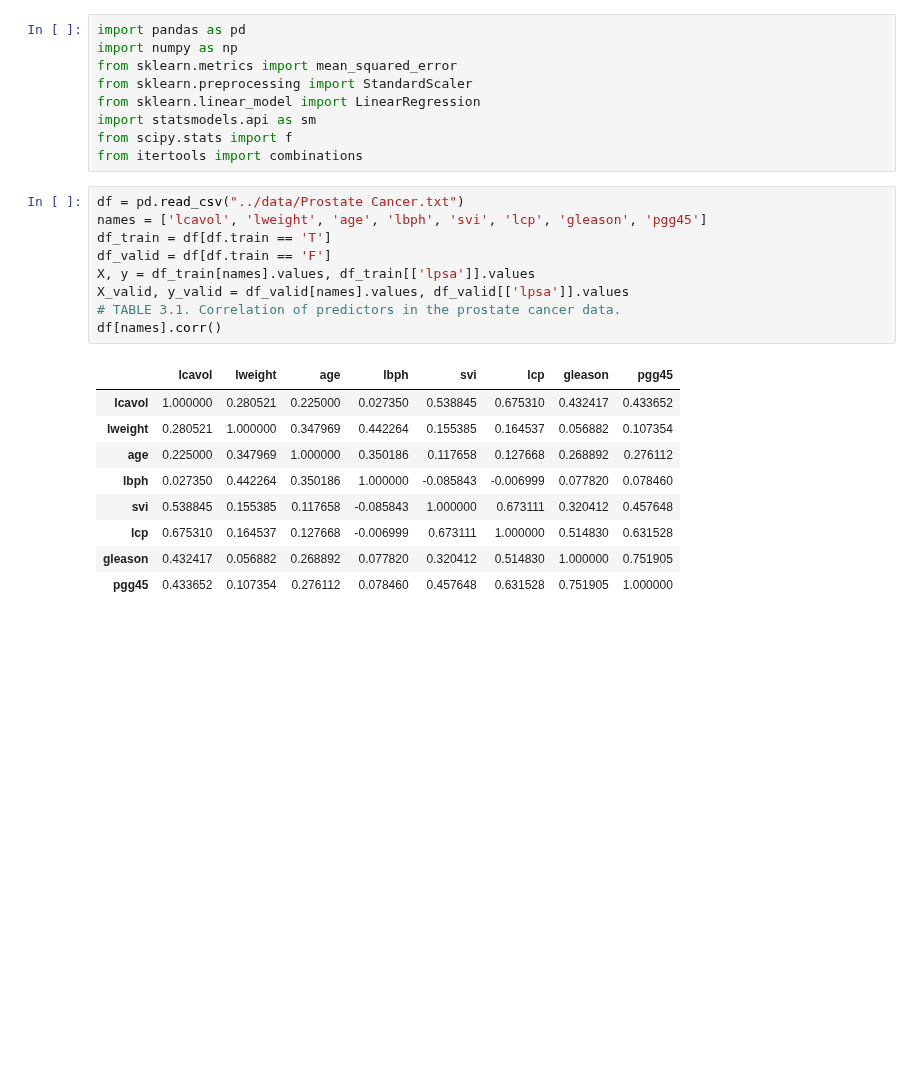
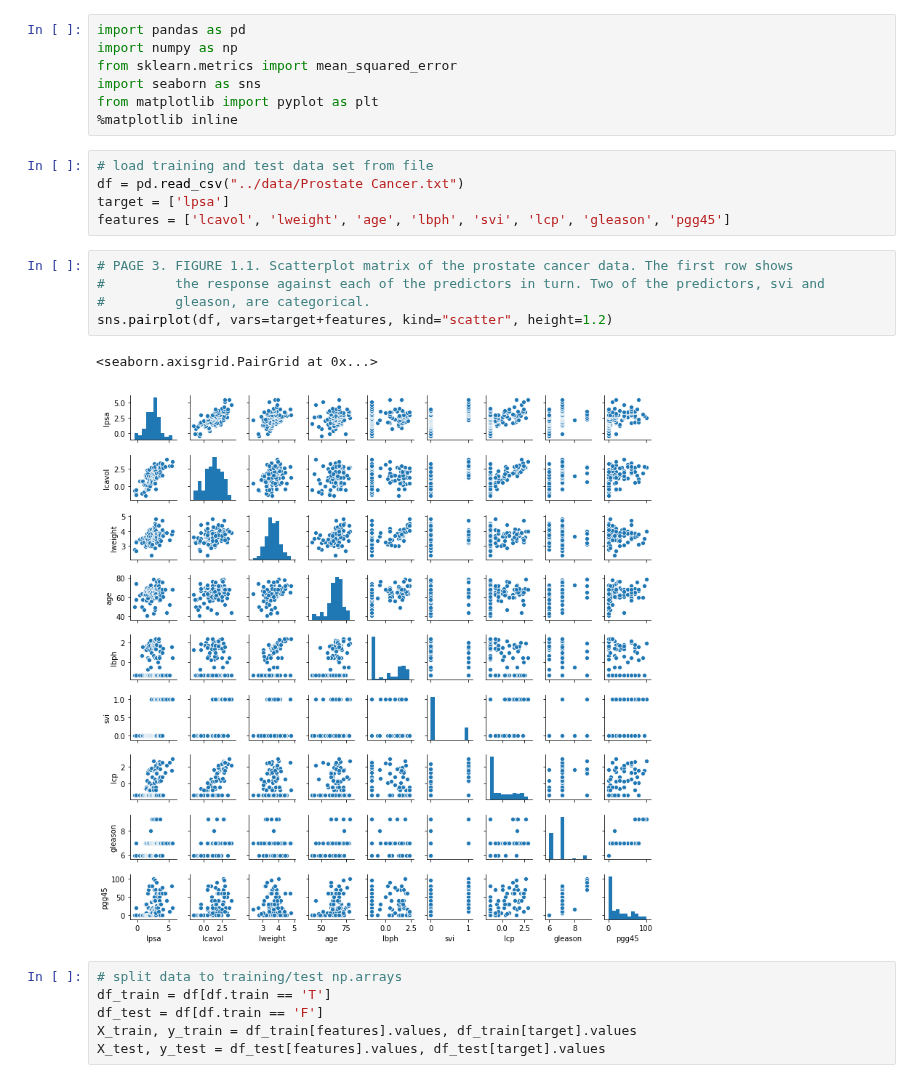
Before and after one commit to empathy87/The-Elements-of-Statistical-Learning-Python-Notebooks, a Jupyter notebook: examples/Prostate Cancer.ipynb, the cells around one changed output. Drawn from its saved outputs; the diff is of its cells as text; blank space fills up the shorter version.

Commit message:
Cancer example (Least Squares)

```diff
--- a/examples/Prostate Cancer.ipynb
+++ b/examples/Prostate Cancer.ipynb
@@ -2,27 +9,25 @@
 import pandas as pd
 import numpy as np
 from sklearn.metrics import mean_squared_error
-from sklearn.preprocessing import StandardScaler
-from sklearn.linear_model import LinearRegression
-import statsmodels.api as sm
-from scipy.stats import f
-from itertools import combinations
+import seaborn as sns
+from matplotlib import pyplot as plt
+%matplotlib inline
-# %%
-df = pd.read_csv("../data/Prostate Cancer.txt")
-names = ['lcavol', 'lweight', 'age', 'lbph', 'svi', 'lcp', 'gleason', 'pgg45']
-df_train = df[df.train == 'T']
-df_valid = df[df.train == 'F']
-X, y = df_train[names].values, df_train[['lpsa']].values
-X_valid, y_valid = df_valid[names].values, df_valid[['lpsa']].values
-# TABLE 3.1. Correlation of predictors in the prostate cancer data.
-df[names].corr()
-# %% [output]
-|  | lcavol | lweight | age | lbph | svi | lcp | gleason | pgg45 |
-| lcavol | 1.000000 | 0.280521 | 0.225000 | 0.027350 | 0.538845 | 0.675310 | 0.432417 | 0.433652 |
-| lweight | 0.280521 | 1.000000 | 0.347969 | 0.442264 | 0.155385 | 0.164537 | 0.056882 | 0.107354 |
-| age | 0.225000 | 0.347969 | 1.000000 | 0.350186 | 0.117658 | 0.127668 | 0.268892 | 0.276112 |
-| lbph | 0.027350 | 0.442264 | 0.350186 | 1.000000 | -0.085843 | -0.006999 | 0.077820 | 0.078460 |
-| svi | 0.538845 | 0.155385 | 0.117658 | -0.085843 | 1.000000 | 0.673111 | 0.320412 | 0.457648 |
-| lcp | 0.675310 | 0.164537 | 0.127668 | -0.006999 | 0.673111 | 1.000000 | 0.514830 | 0.631528 |
-| gleason | 0.432417 | 0.056882 | 0.268892 | 0.077820 | 0.320412 | 0.514830 | 1.000000 | 0.751905 |
-| pgg45 | 0.433652 | 0.107354 | 0.276112 | 0.078460 | 0.457648 | 0.631528 | 0.751905 | 1.000000 |
+# %%
+# load training and test data set from file
+df = pd.read_csv("../data/Prostate Cancer.txt")
+target = ['lpsa']
+features = ['lcavol', 'lweight', 'age', 'lbph', 'svi', 'lcp', 'gleason', 'pgg45']
+# %%
+# PAGE 3. FIGURE 1.1. Scatterplot matrix of the prostate cancer data. The first row shows
+#         the response against each of the predictors in turn. Two of the predictors, svi and
+#         gleason, are categorical.
+sns.pairplot(df, vars=target+features, kind="scatter", height=1.2)
+# %% [output]
+<seaborn.axisgrid.PairGrid at 0x...>
+[figure, added]
+# %%
+# split data to training/test np.arrays
+df_train = df[df.train == 'T']
+df_test = df[df.train == 'F']
+X_train, y_train = df_train[features].values, df_train[target].values
+X_test, y_test = df_test[features].values, df_test[target].values
```
Also changed, not shown: parts of 17 cells of this notebook, 1 other file.
